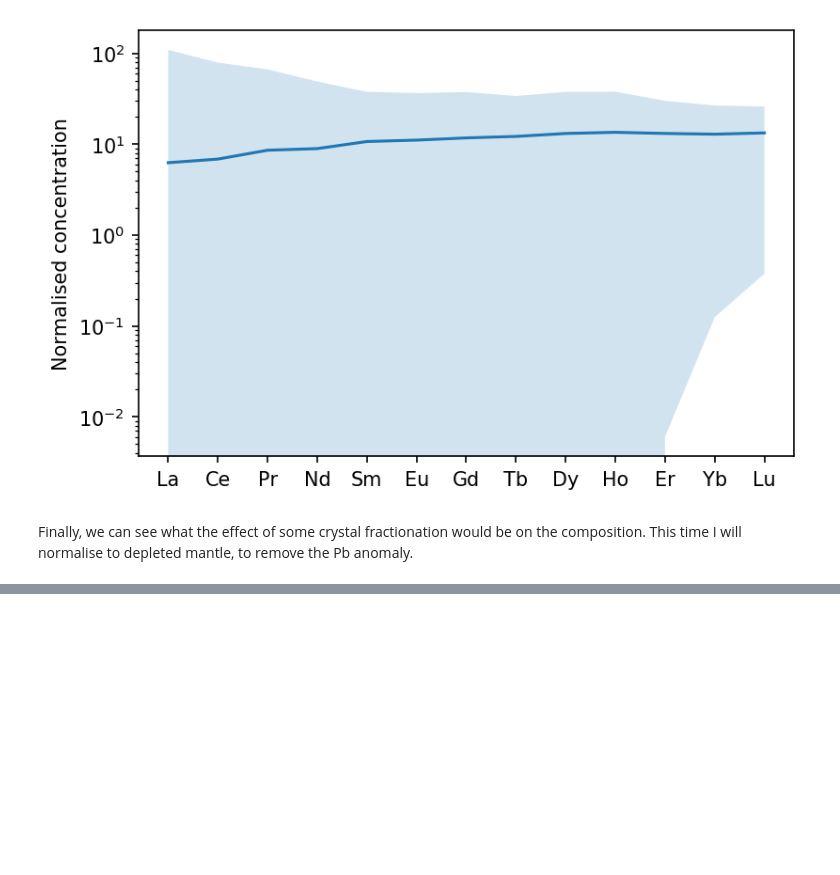
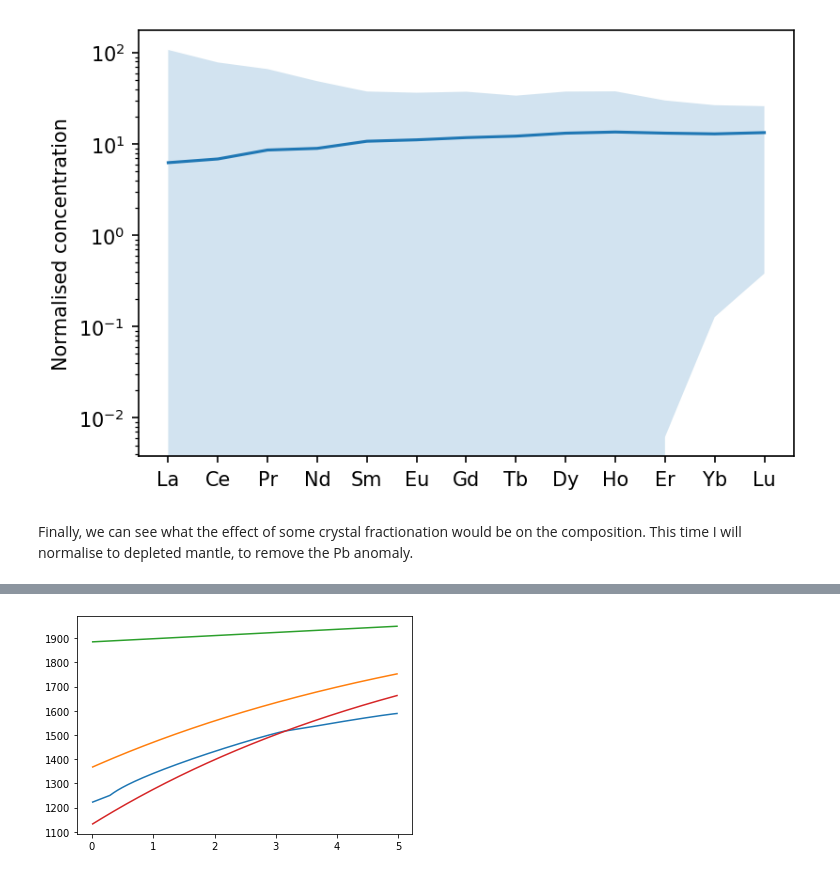
Before and after one commit to simonwmatthews/pyMelt, a Jupyter notebook: docs/tutorial/tutorial3.ipynb, the cells around one changed output, grey strips where cells are left out. Saved outputs shown, nothing was run; the diff lists cells and outputs as text; code cells hidden in the pictures; blank space fills up the shorter version.

```diff
--- a/docs/tutorial/tutorial3.ipynb
+++ b/docs/tutorial/tutorial3.ipynb
@@ -99,0 +255,9 @@ Crystallising olivine and plagioclase has enriched the melt in trace elements, w
+# %%
+f,a = plt.subplots()
+a.plot(oi_col.P, oi_col.T)
+a.plot(oi_col.P, lz._TLherzLiquidus(oi_col.P))
+a.plot(oi_col.P, lz.TLiquidus(oi_col.P))
+a.plot(oi_col.P, lz.TSolidus(oi_col.P))
+plt.show()
+# %% [output]
+[figure, added]
```
Also changed, not shown: parts of 31 cells of this notebook, 4 other files.
